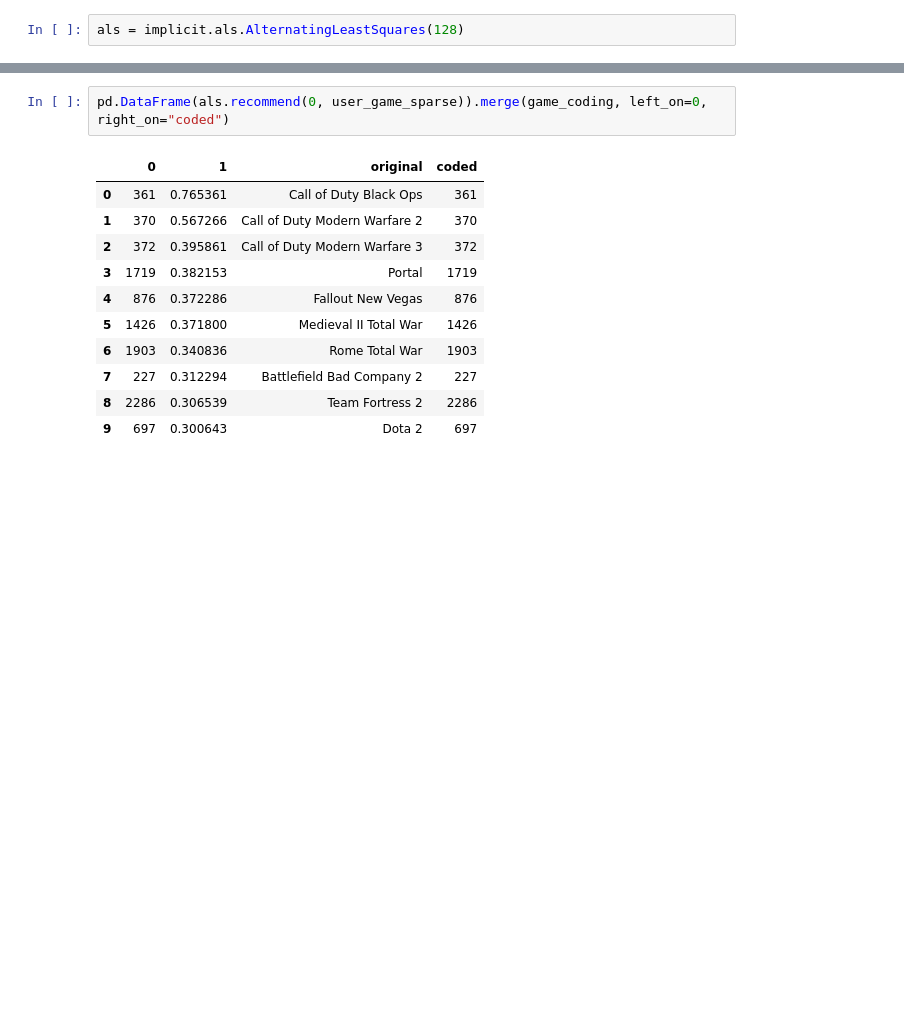
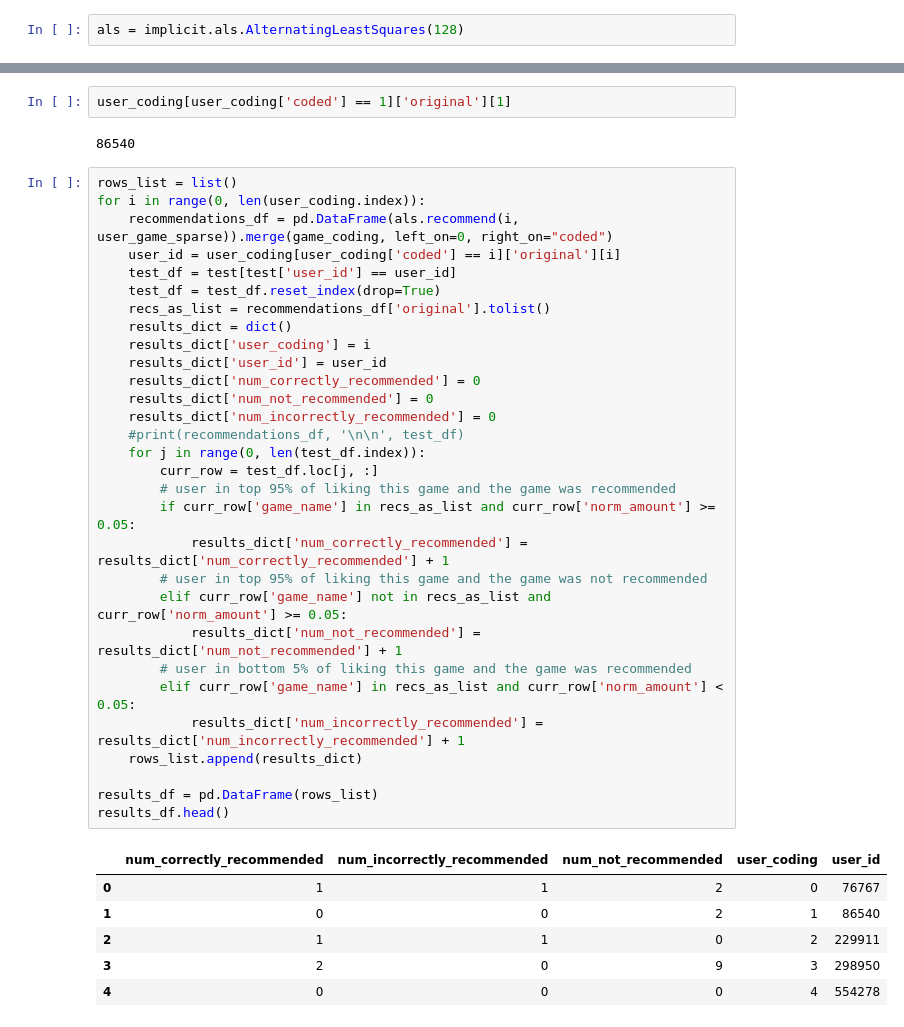
Before and after one commit to chris-gomes/steam-game-recommendations, a Jupyter notebook: Collaborative.ipynb, the cells around one changed output, grey strips where cells are left out. Drawn from its saved outputs; the diff is of its cells as text; blank space fills up the shorter version.

```diff
--- a/Collaborative.ipynb
+++ b/Collaborative.ipynb
@@ -40,14 +50,41 @@ RuntimeError: Cuda Error: unknown error (implicit/cuda/matrix.cu:47)
-# %%
-pd.DataFrame(als.recommend(0, user_game_sparse)).merge(game_coding, left_on=0, right_on="coded")
-# %% [output]
-|  | 0 | 1 | original | coded |
-| 0 | 361 | 0.765361 | Call of Duty Black Ops | 361 |
-| 1 | 370 | 0.567266 | Call of Duty Modern Warfare 2 | 370 |
-| 2 | 372 | 0.395861 | Call of Duty Modern Warfare 3 | 372 |
-| 3 | 1719 | 0.382153 | Portal | 1719 |
-| 4 | 876 | 0.372286 | Fallout New Vegas | 876 |
-| 5 | 1426 | 0.371800 | Medieval II Total War | 1426 |
-| 6 | 1903 | 0.340836 | Rome Total War | 1903 |
-| 7 | 227 | 0.312294 | Battlefield Bad Company 2 | 227 |
-| 8 | 2286 | 0.306539 | Team Fortress 2 | 2286 |
-| 9 | 697 | 0.300643 | Dota 2 | 697 |
+# %%
+user_coding[user_coding['coded'] == 1]['original'][1]
+# %% [output]
+86540
+# %%
+rows_list = list()
+for i in range(0, len(user_coding.index)):
+    recommendations_df = pd.DataFrame(als.recommend(i, user_game_sparse)).merge(game_coding, left_on=0, right_on="coded")
+    user_id = user_coding[user_coding['coded'] == i]['original'][i]
+    test_df = test[test['user_id'] == user_id]
+    test_df = test_df.reset_index(drop=True)
+    recs_as_list = recommendations_df['original'].tolist()
+    results_dict = dict()
+    results_dict['user_coding'] = i
+    results_dict['user_id'] = user_id
+    results_dict['num_correctly_recommended'] = 0
+    results_dict['num_not_recommended'] = 0
+    results_dict['num_incorrectly_recommended'] = 0
+    #print(recommendations_df, '\n\n', test_df)
+    for j in range(0, len(test_df.index)):
+        curr_row = test_df.loc[j, :]
+        # user in top 95% of liking this game and the game was recommended
+        if curr_row['game_name'] in recs_as_list and curr_row['norm_amount'] >= 0.05:
+            results_dict['num_correctly_recommended'] = results_dict['num_correctly_recommended'] + 1
+        # user in top 95% of liking this game and the game was not recommended
+        elif curr_row['game_name'] not in recs_as_list and curr_row['norm_amount'] >= 0.05:
+            results_dict['num_not_recommended'] = results_dict['num_not_recommended'] + 1
+        # user in bottom 5% of liking this game and the game was recommended
+        elif curr_row['game_name'] in recs_as_list and curr_row['norm_amount'] < 0.05:
+            results_dict['num_incorrectly_recommended'] = results_dict['num_incorrectly_recommended'] + 1
+    rows_list.append(results_dict)
+
+results_df = pd.DataFrame(rows_list)
+results_df.head()
+# %% [output]
+|  | num_correctly_recommended | num_incorrectly_recommended | num_not_recommended | user_coding | user_id |
+| 0 | 1 | 1 | 2 | 0 | 76767 |
+| 1 | 0 | 0 | 2 | 1 | 86540 |
+| 2 | 1 | 1 | 0 | 2 | 229911 |
+| 3 | 2 | 0 | 9 | 3 | 298950 |
+| 4 | 0 | 0 | 0 | 4 | 554278 |
```
Also changed, not shown: parts of 7 cells of this notebook.
